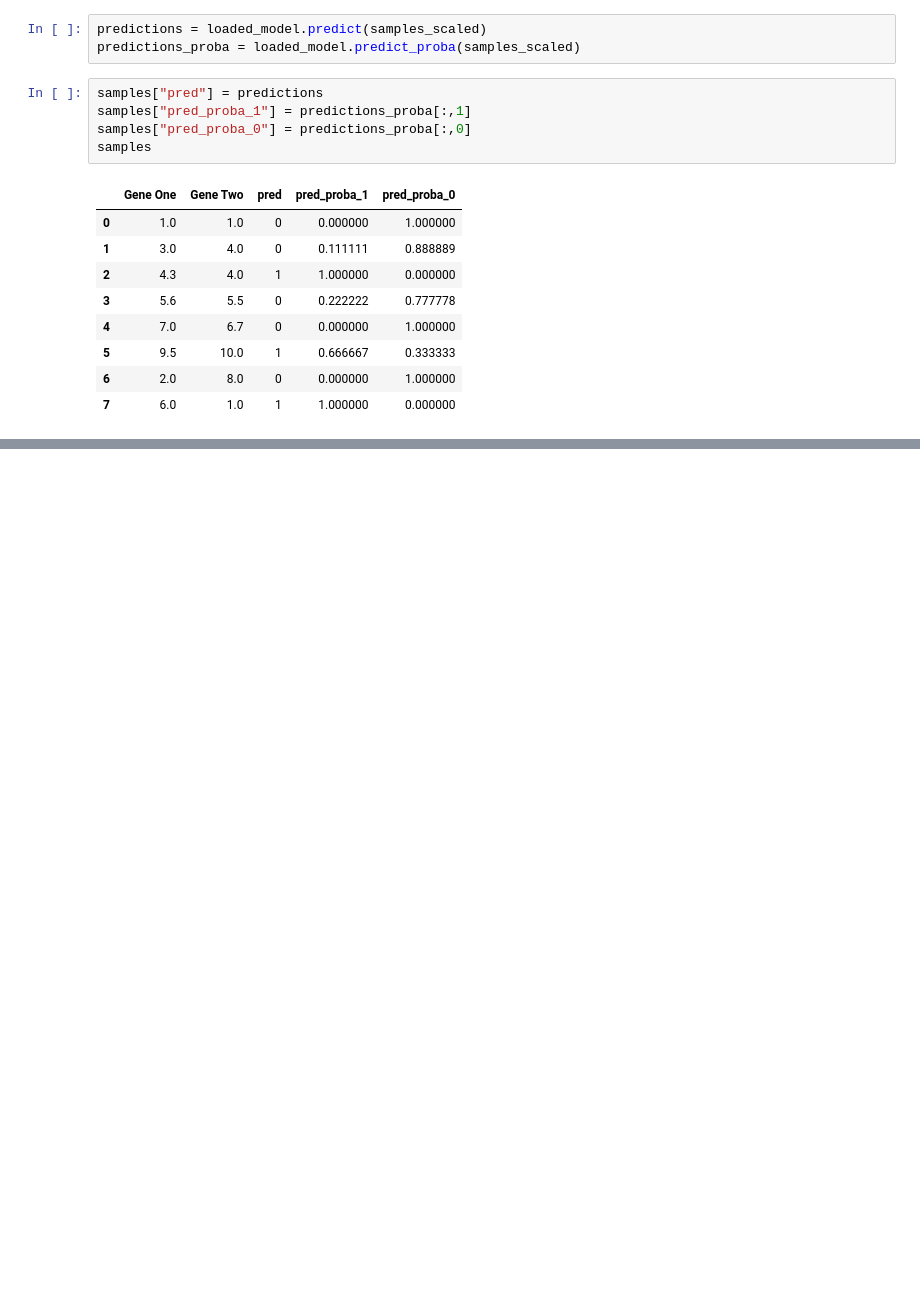
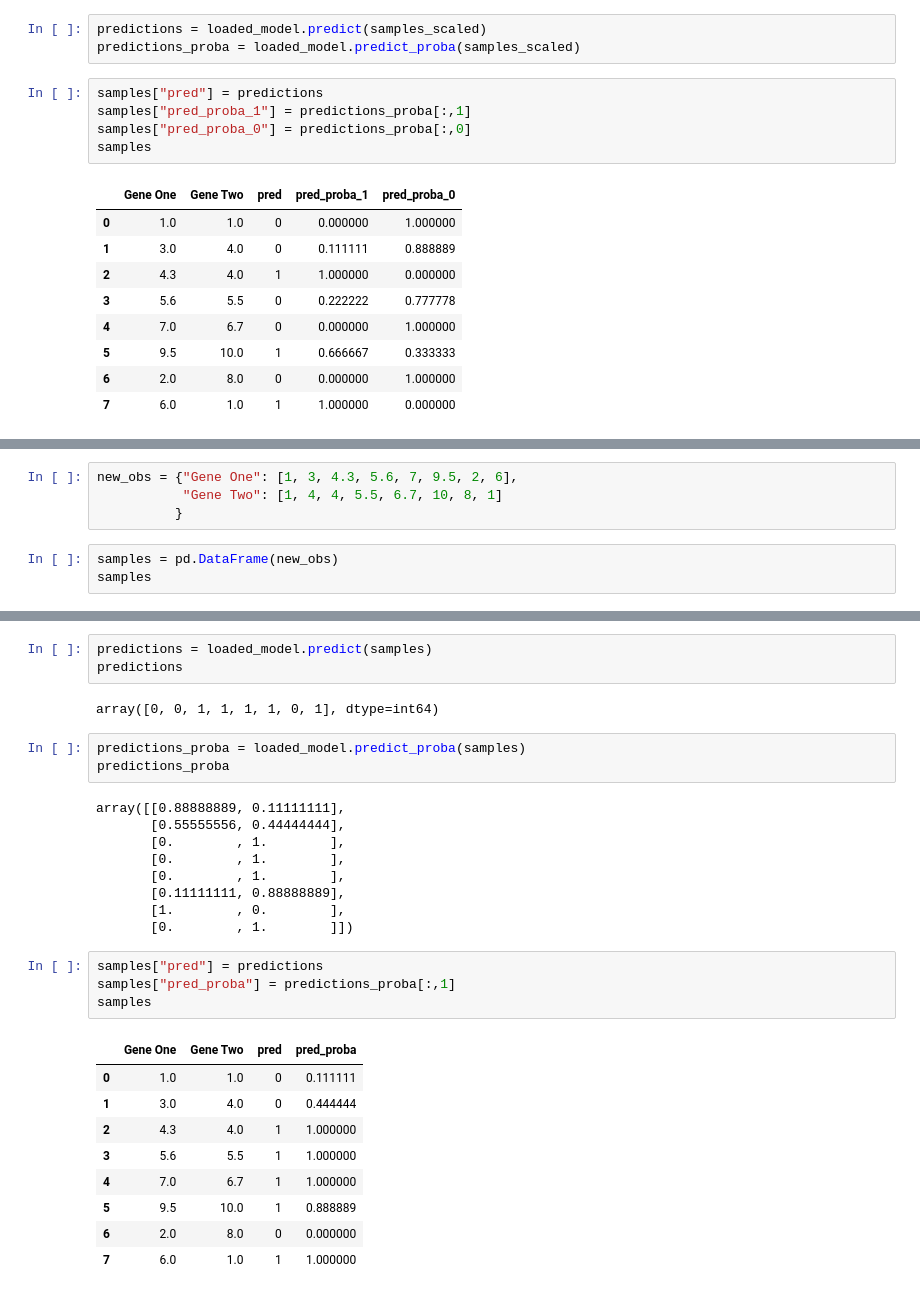
Before and after one commit to Sungur66/Myfiles_from_Batch168, a Jupyter notebook: 15.ML/06_K-Nearest Neighbors/06_K-Nearest Neighbors.ipynb, the cells around one changed output, grey strips where cells are left out. Saved outputs shown, nothing was run; the diff lists cells and outputs as text; blank space fills up the shorter version.

```diff
--- a/15.ML/06_K-Nearest Neighbors/06_K-Nearest Neighbors.ipynb
+++ b/15.ML/06_K-Nearest Neighbors/06_K-Nearest Neighbors.ipynb
@@ -653,0 +904,7 @@ samples
+# %%
+new_obs = {"Gene One": [1, 3, 4.3, 5.6, 7, 9.5, 2, 6],
+           "Gene Two": [1, 4, 4, 5.5, 6.7, 10, 8, 1]
+          }
+# %%
+samples = pd.DataFrame(new_obs)
+samples
@@ -653,0 +921,31 @@ samples
+# %%
+predictions = loaded_model.predict(samples)
+predictions
+# %% [output]
+array([0, 0, 1, 1, 1, 1, 0, 1], dtype=int64)
+# %%
+predictions_proba = loaded_model.predict_proba(samples)
+predictions_proba
+# %% [output]
+array([[0.88888889, 0.11111111],
+       [0.55555556, 0.44444444],
+       [0.        , 1.        ],
+       [0.        , 1.        ],
+       [0.        , 1.        ],
+       [0.11111111, 0.88888889],
+       [1.        , 0.        ],
+       [0.        , 1.        ]])
+# %%
+samples["pred"] = predictions
+samples["pred_proba"] = predictions_proba[:,1]
+samples
+# %% [output]
+|  | Gene One | Gene Two | pred | pred_proba |
+| 0 | 1.0 | 1.0 | 0 | 0.111111 |
+| 1 | 3.0 | 4.0 | 0 | 0.444444 |
+| 2 | 4.3 | 4.0 | 1 | 1.000000 |
+| 3 | 5.6 | 5.5 | 1 | 1.000000 |
+| 4 | 7.0 | 6.7 | 1 | 1.000000 |
+| 5 | 9.5 | 10.0 | 1 | 0.888889 |
+| 6 | 2.0 | 8.0 | 0 | 0.000000 |
+| 7 | 6.0 | 1.0 | 1 | 1.000000 |
```
Also changed, not shown: parts of 48 cells of this notebook, 1 other file.
